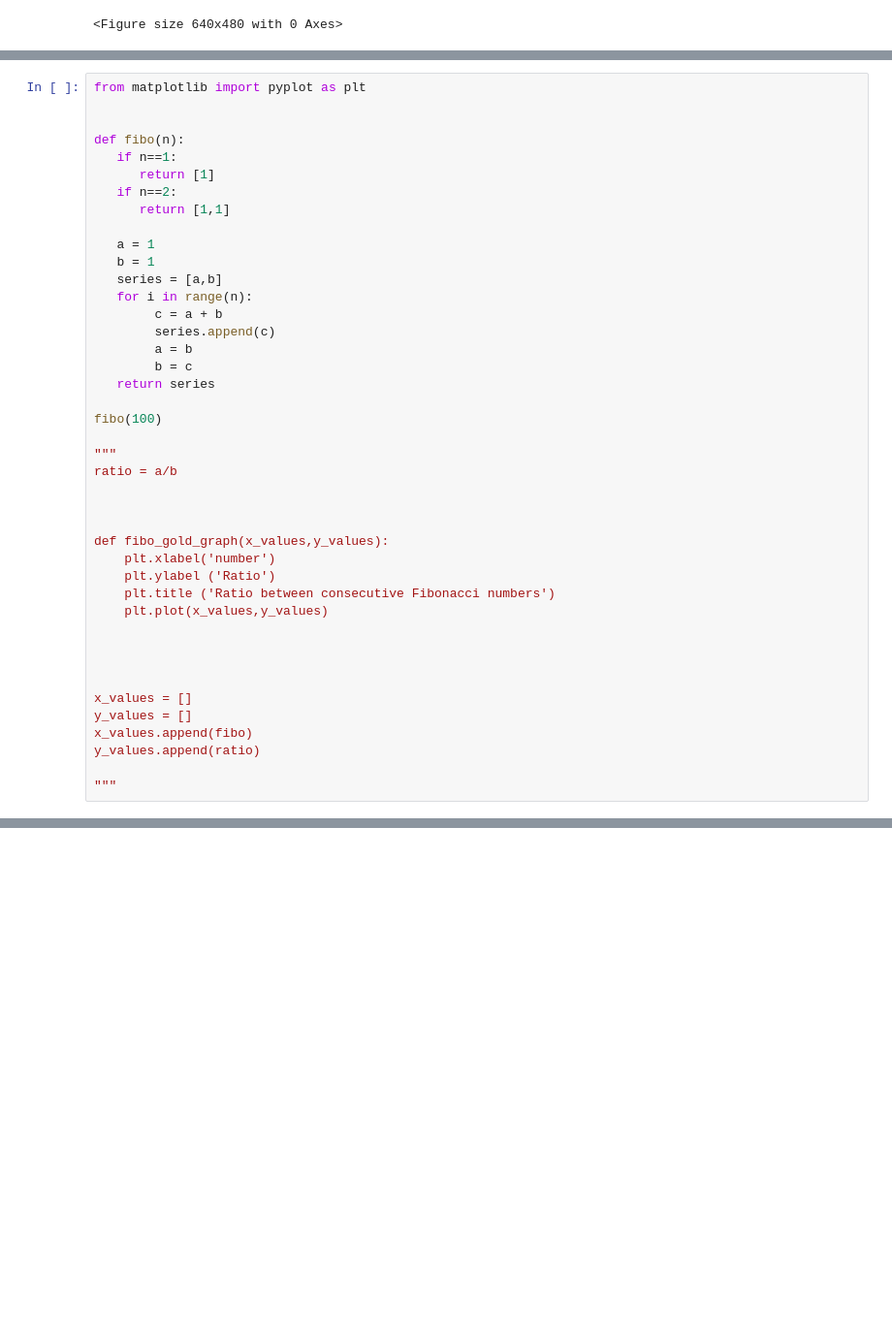
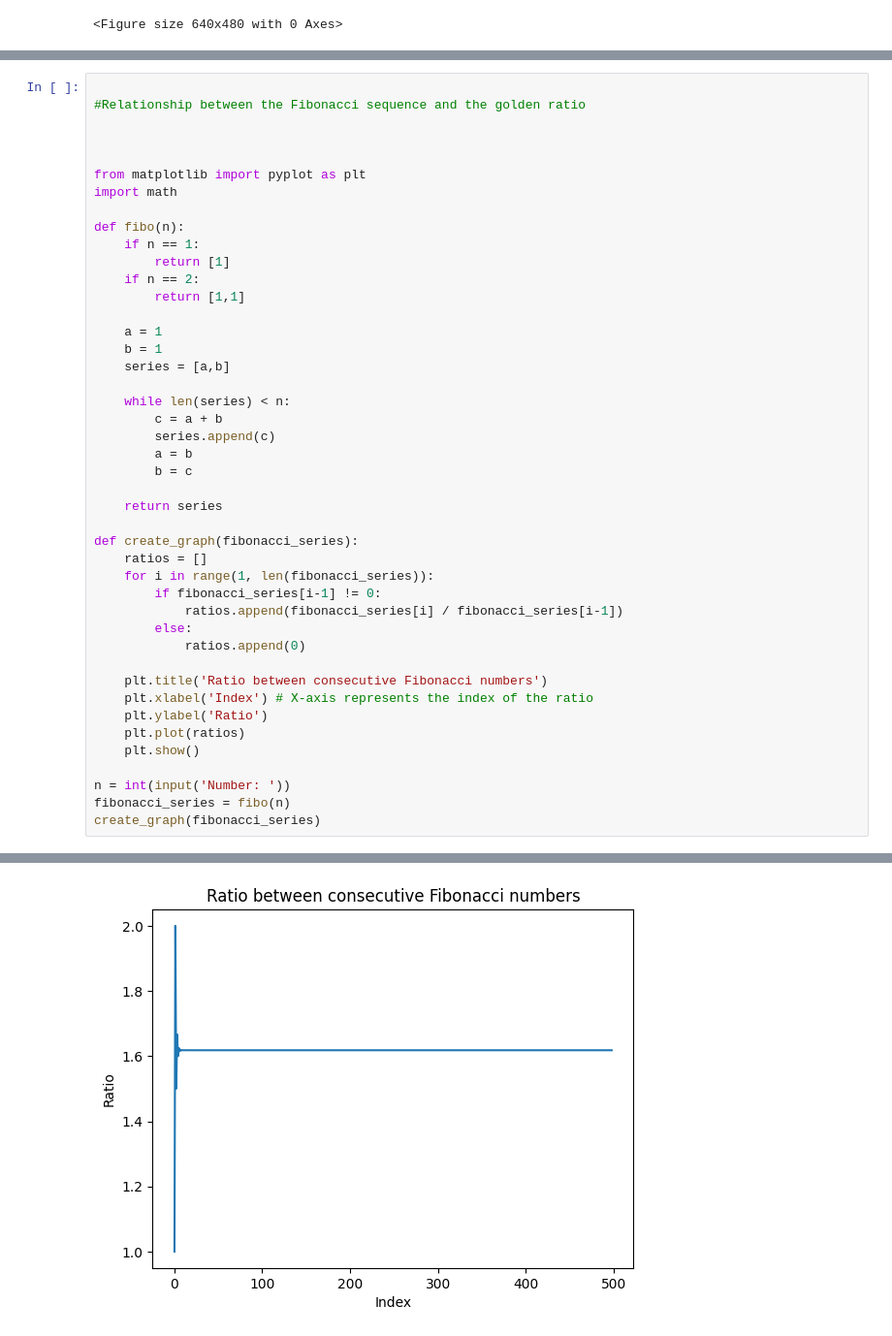
Before and after one commit to aparna-2001/Mathematics_with_Python, a Jupyter notebook: PracticeChallenge.ipynb, the cells around one changed output, grey strips where cells are left out. Shown at 97% size. Drawn from its saved outputs; the diff is of its cells as text; blank space fills up the shorter version.

```diff
--- a/PracticeChallenge.ipynb
+++ b/PracticeChallenge.ipynb
@@ -365,43 +398,45 @@ def create_bar_chart(x,y):
 # %%
-from matplotlib import pyplot as plt
+
+#Relationship between the Fibonacci sequence and the golden ratio
 
 
+
+from matplotlib import pyplot as plt
+import math
+
 def fibo(n):
-   if n==1:
-      return [1]
-   if n==2:
-      return [1,1]
+    if n == 1:
+        return [1]
+    if n == 2:
+        return [1,1]
 
-   a = 1
-   b = 1
-   series = [a,b]
-   for i in range(n):
+    a = 1
+    b = 1
+    series = [a,b]
+
+    while len(series) < n:
         c = a + b
         series.append(c)
         a = b
         b = c
-   return series
 
-fibo(100)
+    return series
 
-"""
-ratio = a/b
+def create_graph(fibonacci_series):
+    ratios = []
+    for i in range(1, len(fibonacci_series)):
+        if fibonacci_series[i-1] != 0:
+            ratios.append(fibonacci_series[i] / fibonacci_series[i-1])
+        else:
+            ratios.append(0)
 
+    plt.title('Ratio between consecutive Fibonacci numbers')
+    plt.xlabel('Index') # X-axis represents the index of the ratio
+    plt.ylabel('Ratio')
+    plt.plot(ratios)
+    plt.show()
 
-
-def fibo_gold_graph(x_values,y_values):
-    plt.xlabel('number')
-    plt.ylabel ('Ratio')
-    plt.title ('Ratio between consecutive Fibonacci numbers')
-    plt.plot(x_values,y_values)
-
-
-
-
-x_values = []
-y_values = []
-x_values.append(fibo)
-y_values.append(ratio)
-
-"""
+n = int(input('Number: '))
+fibonacci_series = fibo(n)
+create_graph(fibonacci_series)
 # %% [output]
@@ -408,0 +444 @@ y_values.append(ratio)
+[figure, added]
```
Also changed, not shown: parts of 4 cells of this notebook.
